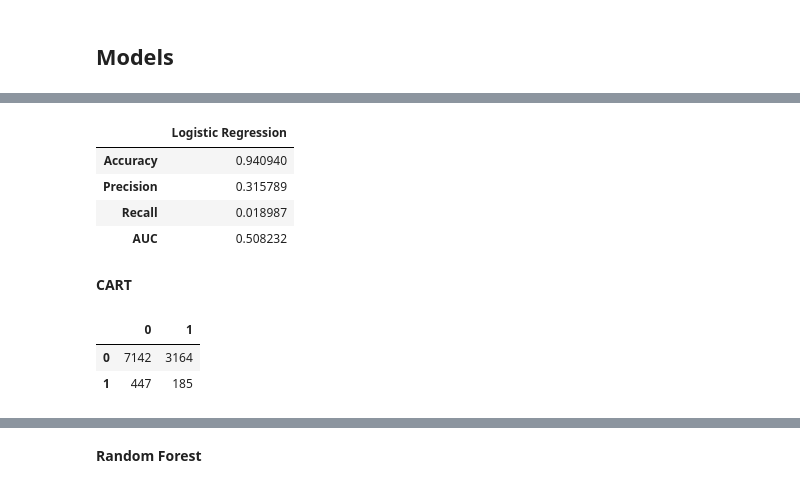
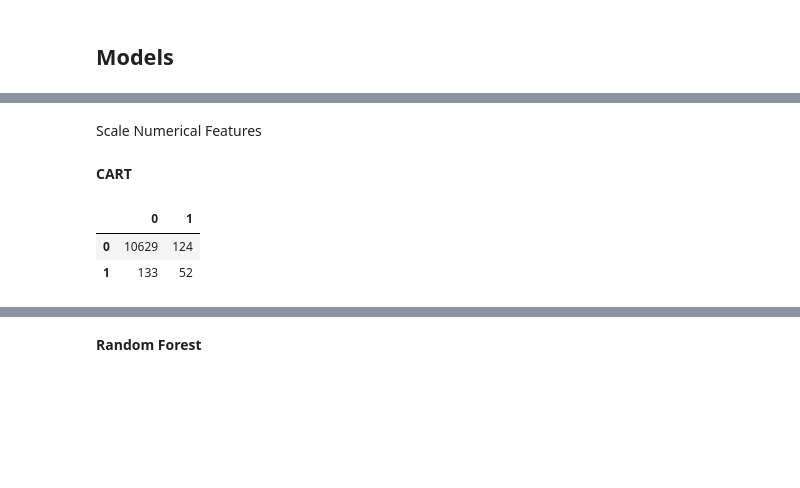
Before and after one commit to giorgiodemarchi/TabText-Experiments, a Jupyter notebook: Giorgio_baseline.ipynb, the cells around one changed output, grey strips where cells are left out. Saved outputs shown, nothing was run; the diff lists cells and outputs as text; code cells hidden in the pictures; blank space fills up the shorter version.

```diff
--- a/Giorgio_baseline.ipynb
+++ b/Giorgio_baseline.ipynb
@@ -496,12 +228,6 @@ CNT_FAM_MEMBERS
 9.0         2
 20.0        1
 Name: count, dtype: int64
-# %%
-new_data['CNT_FAM_MEMBERS'] = np.where(new_data['CNT_FAM_MEMBERS']>=3, '3+ members',
-                                       np.where(new_data['CNT_FAM_MEMBERS']==2, '2',
-                                                np.where(new_data['CNT_FAM_MEMBERS']==1, '1', '0')))
-# %%
-new_data = pd.get_dummies(new_data, columns=['CNT_FAM_MEMBERS'])
 # %% [markdown]
 #### Categorical Variables
 
@@ -615,3 +327,2 @@ Index(['ID', 'CODE_GENDER', 'FLAG_OWN_CAR', 'FLAG_OWN_REALTY', 'CNT_CHILDREN',
 # %%
-X = new_data.drop(['ID','target'], axis=1)
-y = new_data['target']
+df = new_data.copy().drop(['ID'], axis=1)
@@ -630,0 +329,5 @@ Name: count, dtype: int64
+# %%
+train_df, test_df = train_test_split(df, stratify=df['target'], test_size=0.3, random_state = 42)
+
+X_train, y_train = train_df.drop(['target'], axis=1), train_df['target']
+X_test, y_test = test_df.drop(['target'], axis=1), test_df['target']
@@ -723,10 +357,2 @@ Please also refer to the documentation for alternative solver options:
-# %%
-## Metrics dataframe
-log_metrics = pd.DataFrame({'Logistic Regression': [log_accuracy, log_precision, log_recall, log_auc]}, columns = ['Logistic Regression'], index=['Accuracy', 'Precision', 'Recall', 'AUC'])
-log_metrics
-# %% [output]
-|  | Logistic Regression |
-| Accuracy | 0.940940 |
-| Precision | 0.315789 |
-| Recall | 0.018987 |
-| AUC | 0.508232 |
+# %% [markdown]
+Scale Numerical Features
@@ -733,36 +368,29 @@ log_metrics
 # %% [markdown]
 **CART**
 # %%
-from sklearn.tree import DecisionTreeClassifier
-
-model = DecisionTreeClassifier(max_depth=12,
-                               min_samples_split=8,
-                               random_state=1024)
+model = DecisionTreeClassifier()
 model.fit(X_train, y_train)
 
-
-X_test[numerical_columns] = scaler.transform(X_test[numerical_columns])
 y_predict = model.predict(X_test)
-
 
 ## METRICS
 # Accuracy
 cart_accuracy = accuracy_score(y_test, y_predict)
 
 # Precision
 cart_precision = precision_score(y_test, y_predict)
 
 # Recall
 cart_recall = recall_score(y_test, y_predict)
 
 # AUC
 cart_auc = roc_auc_score(y_test, y_predict)
 
 pd.DataFrame(confusion_matrix(y_test,y_predict))
 # %% [output]
 |  | 0 | 1 |
-| 0 | 7142 | 3164 |
-| 1 | 447 | 185 |
+| 0 | 10629 | 124 |
+| 1 | 133 | 52 |
 # %%
 cart_metrics = pd.DataFrame({'Decision Tree': [cart_accuracy, cart_precision, cart_recall, cart_auc]}, columns = ['Decision Tree'], index=['Accuracy', 'Precision', 'Recall', 'AUC'])
 cart_metrics
```
Also changed, not shown: parts of 60 cells of this notebook.
